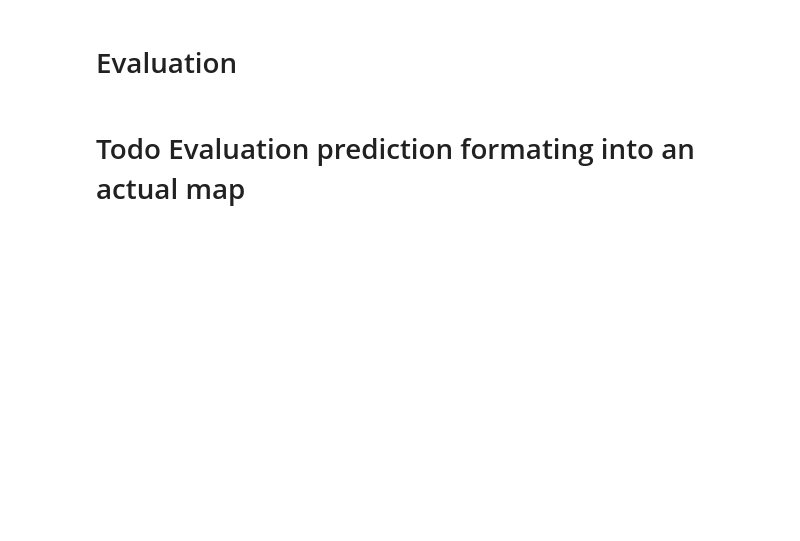
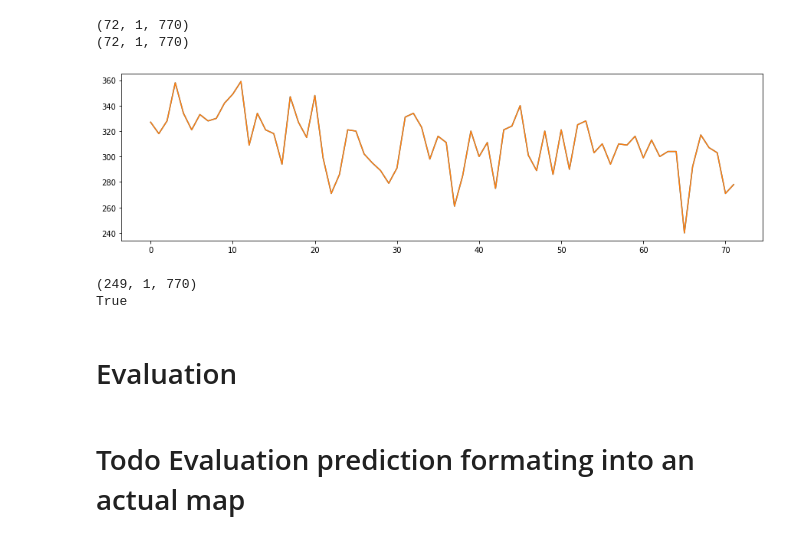
Before and after one commit to bernsblack/masters, a Jupyter notebook: run_kang_fnn_model.ipynb, the cells around one changed output. Cells and saved outputs as stored; diff of their text form; code cells hidden in the pictures; blank space fills up the shorter version.

```diff
--- a/run_kang_fnn_model.ipynb
+++ b/run_kang_fnn_model.ipynb
@@ -464,0 +152,8 @@ for indices, spc_feats, tmp_feats, env_feats, targets in loaders.train_loader:
+# %%
+def pshape(*args):
+    """
+    prints the shapes of the arguments
+    """
+
+    for arg in args:
+        print(np.shape(arg))
@@ -465,3 +186,24 @@ for indices, spc_feats, tmp_feats, env_feats, targets in loaders.train_loader:
+# %%
+pshape(y_true, probas_pred)
+
+plt.figure(figsize=(15,4))
+plt.plot(y_true.sum(-1))
+plt.plot(probas_pred.sum(-1))
+plt.show()
+# %% [output]
+(72, 1, 770)
+(72, 1, 770)
+[figure, added]
+# %%
+targets = data_group.training_set.targets
+targets_shape = list(targets.shape)
+targets_shape[0] = targets_shape[0] - 365 - 10
+np.shape(targets[-targets_shape[0]:].shape)
+print(pred.shape)
+print(np.equal(targets[-targets_shape[0]:], pred).any())
+# %% [output]
+(249, 1, 770)
+True
 # %%
 # SET THE HYPER PARAMETERS
 conf.early_stopping = False
```
Also changed, not shown: parts of 13 cells of this notebook, 6 other files.
